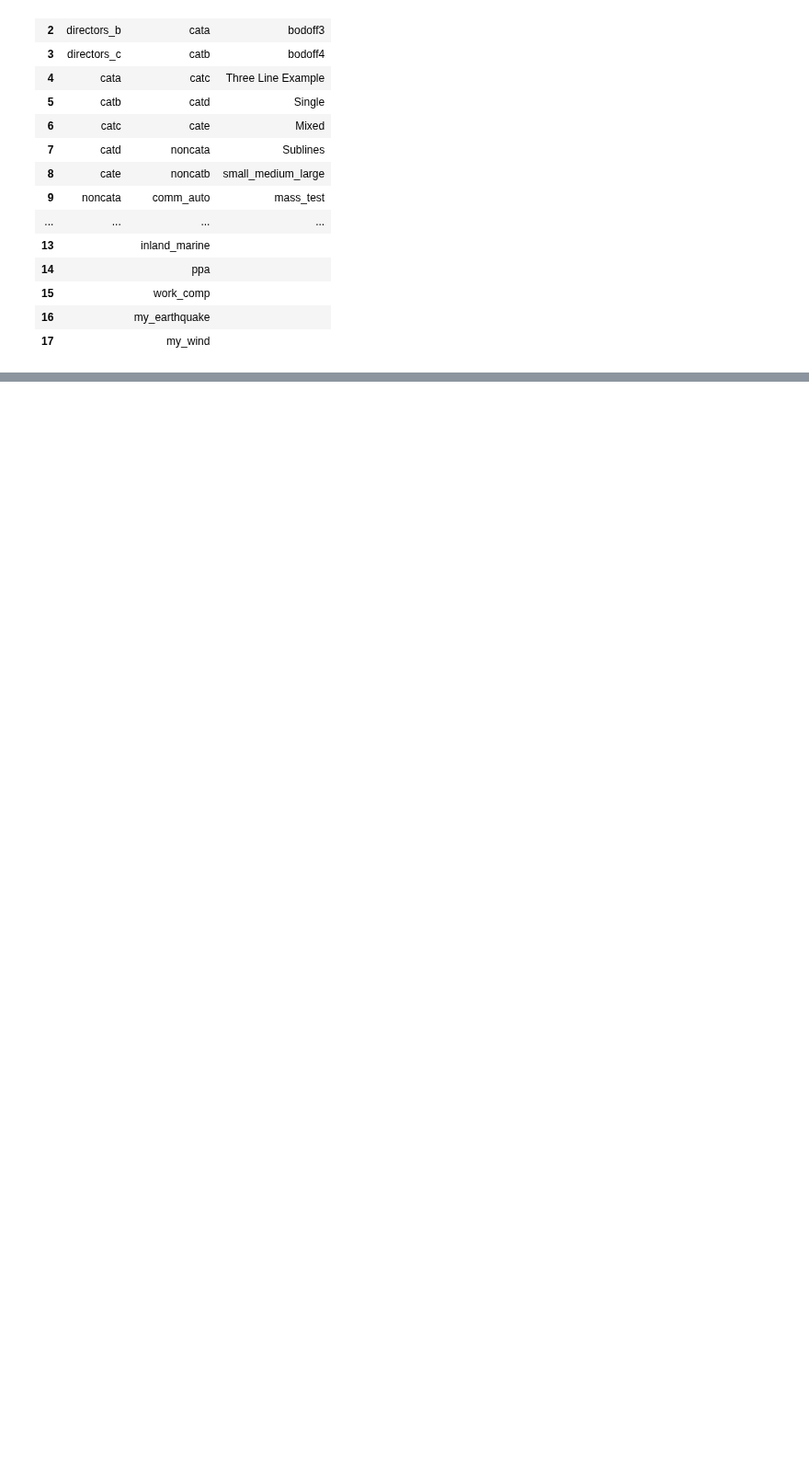
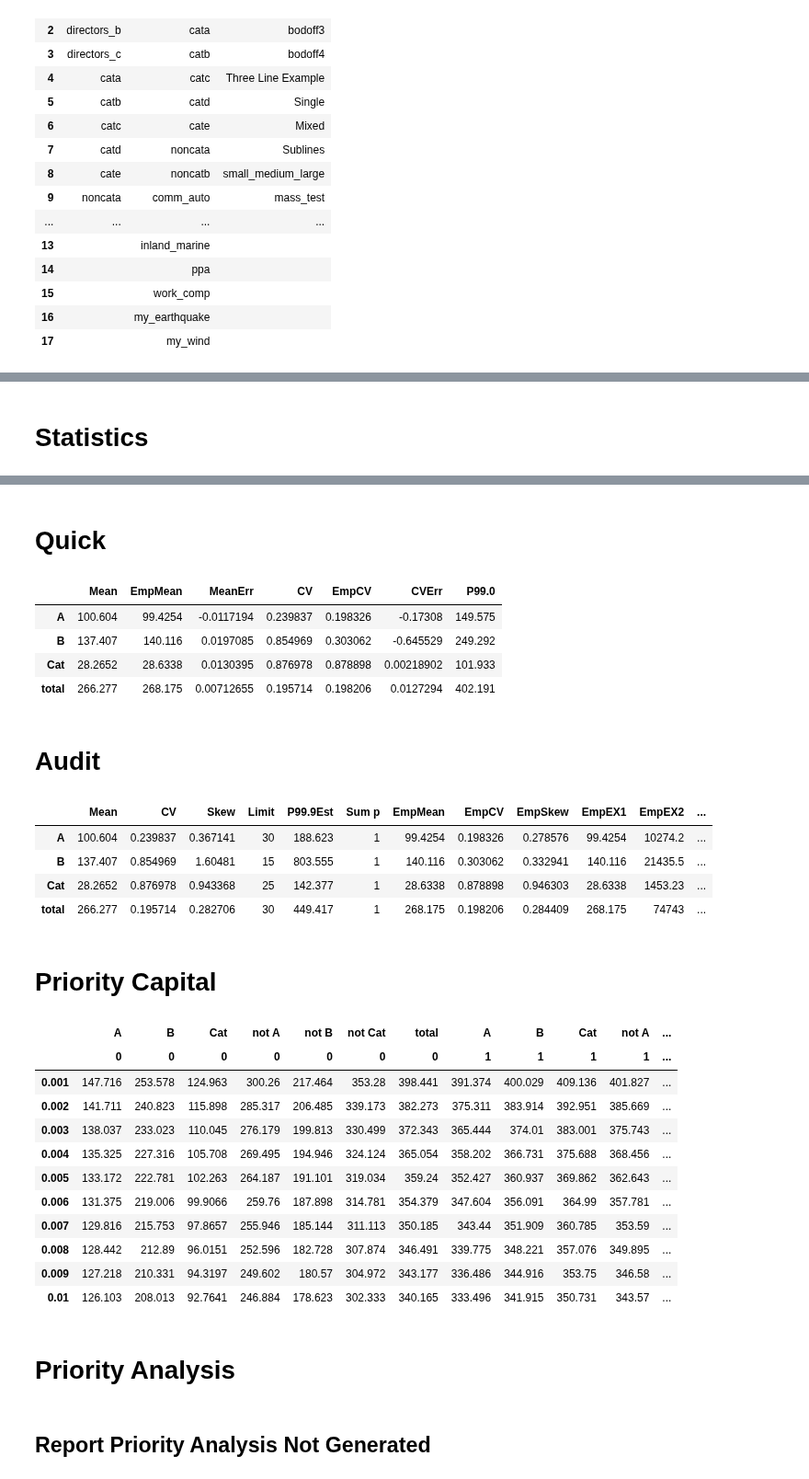
Before and after one commit to mynl/aggregate, a Jupyter notebook: examples/basic_examples.ipynb, the cells around one changed output, grey strips where cells are left out. Shown at 92% size. Drawn from its saved outputs; the diff is of its cells as text; code cells hidden in the pictures; blank space fills up the shorter version.

```diff
--- a/examples/basic_examples.ipynb
+++ b/examples/basic_examples.ipynb
@@ -71,0 +293,12 @@ biz.audit_df
+# %%
+reload(trash)
+uw = trash.Underwriter()
+# %%
+ans = uw.nlp("""
+A: 50  claims; 30 x 20  gamma 12 cv .30 (mixed gamma 0.14)
+A2: 50  claims; 30 x 20  gamma 12 cv .30 (mixed gamma 0.14)
+A3: 50  claims; 30 x 20  gamma 12 cv .30 (mixed gamma 0.14)
+A4: 50  claims; 30 x 20  gamma 12 cv .30 (mixed gamma 0.14)
+B 15 claims 15 x 15 lognorm 12 cv 1.5 + 2 mixed gamma 4.8
+Cat 1.7 claims 25 x 5 25 * pareto 1.3 0 - 25 poisson
+""", 'my_first_program', True, False, log2=14, bs=0.25, remove_fuzz=True)
@@ -71,0 +332,4 @@ biz.audit_df
+# %%
+ans.report('all')
+# %% [output]
+Statistics
@@ -71,0 +354,27 @@ biz.audit_df
+Quick
+|  | Mean | EmpMean | MeanErr | CV | EmpCV | CVErr | P99.0 |
+| A | 100.604 | 99.4254 | -0.0117194 | 0.239837 | 0.198326 | -0.17308 | 149.575 |
+| B | 137.407 | 140.116 | 0.0197085 | 0.854969 | 0.303062 | -0.645529 | 249.292 |
+| Cat | 28.2652 | 28.6338 | 0.0130395 | 0.876978 | 0.878898 | 0.00218902 | 101.933 |
+| total | 266.277 | 268.175 | 0.00712655 | 0.195714 | 0.198206 | 0.0127294 | 402.191 |
+Audit
+|  | Mean | CV | Skew | Limit | P99.9Est | Sum p | EmpMean | EmpCV | EmpSkew | EmpEX1 | EmpEX2 | ... |
+| A | 100.604 | 0.239837 | 0.367141 | 30 | 188.623 | 1 | 99.4254 | 0.198326 | 0.278576 | 99.4254 | 10274.2 | ... |
+| B | 137.407 | 0.854969 | 1.60481 | 15 | 803.555 | 1 | 140.116 | 0.303062 | 0.332941 | 140.116 | 21435.5 | ... |
+| Cat | 28.2652 | 0.876978 | 0.943368 | 25 | 142.377 | 1 | 28.6338 | 0.878898 | 0.946303 | 28.6338 | 1453.23 | ... |
+| total | 266.277 | 0.195714 | 0.282706 | 30 | 449.417 | 1 | 268.175 | 0.198206 | 0.284409 | 268.175 | 74743 | ... |
+Priority Capital
+|  | A | B | Cat | not A | not B | not Cat | total | A | B | Cat | not A | ... |
+|  | 0 | 0 | 0 | 0 | 0 | 0 | 0 | 1 | 1 | 1 | 1 | ... |
+| 0.001 | 147.716 | 253.578 | 124.963 | 300.26 | 217.464 | 353.28 | 398.441 | 391.374 | 400.029 | 409.136 | 401.827 | ... |
+| 0.002 | 141.711 | 240.823 | 115.898 | 285.317 | 206.485 | 339.173 | 382.273 | 375.311 | 383.914 | 392.951 | 385.669 | ... |
+| 0.003 | 138.037 | 233.023 | 110.045 | 276.179 | 199.813 | 330.499 | 372.343 | 365.444 | 374.01 | 383.001 | 375.743 | ... |
+| 0.004 | 135.325 | 227.316 | 105.708 | 269.495 | 194.946 | 324.124 | 365.054 | 358.202 | 366.731 | 375.688 | 368.456 | ... |
+| 0.005 | 133.172 | 222.781 | 102.263 | 264.187 | 191.101 | 319.034 | 359.24 | 352.427 | 360.937 | 369.862 | 362.643 | ... |
+| 0.006 | 131.375 | 219.006 | 99.9066 | 259.76 | 187.898 | 314.781 | 354.379 | 347.604 | 356.091 | 364.99 | 357.781 | ... |
+| 0.007 | 129.816 | 215.753 | 97.8657 | 255.946 | 185.144 | 311.113 | 350.185 | 343.44 | 351.909 | 360.785 | 353.59 | ... |
+| 0.008 | 128.442 | 212.89 | 96.0151 | 252.596 | 182.728 | 307.874 | 346.491 | 339.775 | 348.221 | 357.076 | 349.895 | ... |
+| 0.009 | 127.218 | 210.331 | 94.3197 | 249.602 | 180.57 | 304.972 | 343.177 | 336.486 | 344.916 | 353.75 | 346.58 | ... |
+| 0.01 | 126.103 | 208.013 | 92.7641 | 246.884 | 178.623 | 302.333 | 340.165 | 333.496 | 341.915 | 350.731 | 343.57 | ... |
+Priority Analysis
+Report Priority Analysis Not Generated
```
Also changed, not shown: parts of 26 cells of this notebook, 9 other files.
